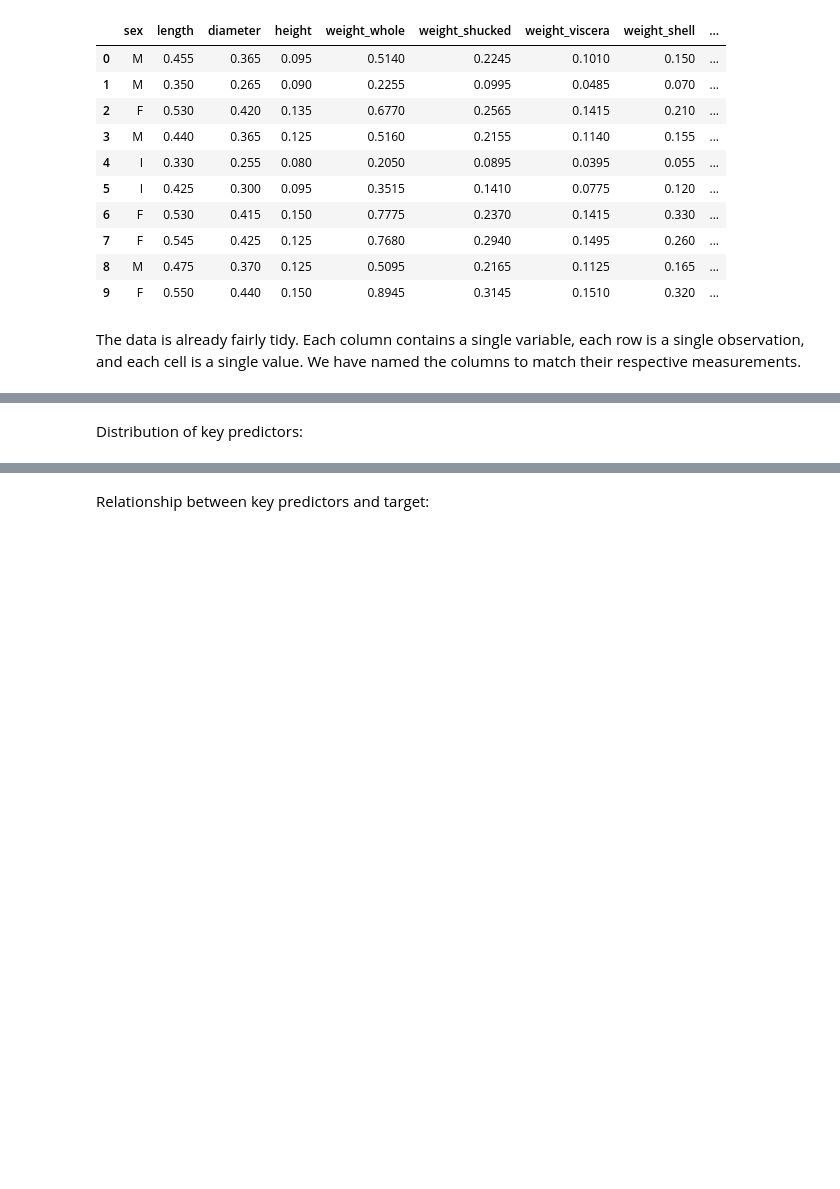
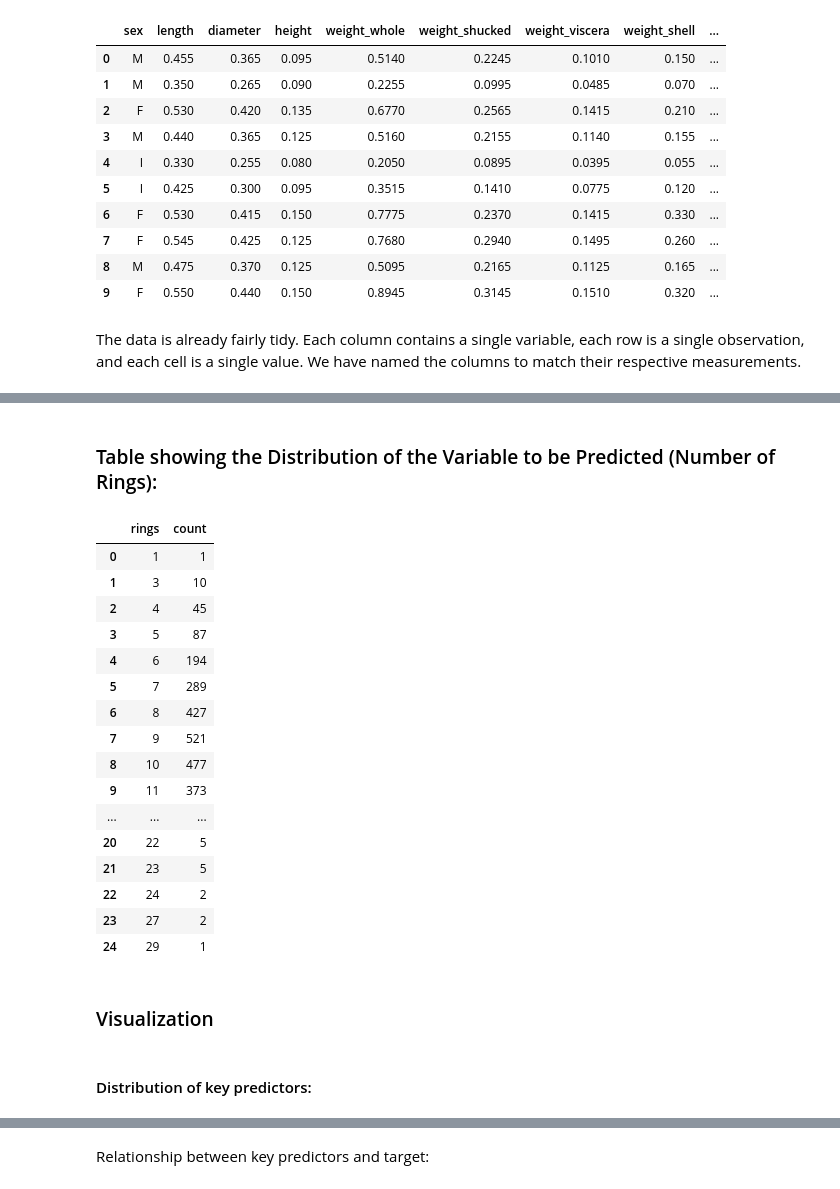
Before and after one commit to justinli34/Abalone-Age-Model, a Jupyter notebook: Project Proposal.ipynb, the cells around one changed output, grey strips where cells are left out. Drawn from its saved outputs; the diff is of its cells as text; code cells hidden in the pictures; blank space fills up the shorter version.

Commit message:
Added Summary tables and formatted headings and subheadings

```diff
--- a/Project Proposal.ipynb
+++ b/Project Proposal.ipynb
@@ -83,5 +138,32 @@ Summary table:
+# %% [markdown]
+### Table showing the Distribution of the Variable to be Predicted (Number of Rings):
+# %%
+ring_count=abalone_train['rings'].value_counts().reset_index()
+ring_count.columns=['rings','count']
+ring_count=ring_count.sort_values(by=['rings']).reset_index().drop(columns='index')
+ring_count
+# %% [output]
+|  | rings | count |
+| 0 | 1 | 1 |
+| 1 | 3 | 10 |
+| 2 | 4 | 45 |
+| 3 | 5 | 87 |
+| 4 | 6 | 194 |
+| 5 | 7 | 289 |
+| 6 | 8 | 427 |
+| 7 | 9 | 521 |
+| 8 | 10 | 477 |
+| 9 | 11 | 373 |
+| ... | ... | ... |
+| 20 | 22 | 5 |
+| 21 | 23 | 5 |
+| 22 | 24 | 2 |
+| 23 | 27 | 2 |
+| 24 | 29 | 1 |
+# %% [markdown]
+### Visualization
 # %% [markdown]
-Distribution of key predictors:
+#### Distribution of key predictors:
 # %%
 length_distribution = alt.Chart(abalone_train).mark_bar().encode(
     x = alt.X("length").title("Length (scaled and binned)").bin(maxbins=30),
```
Also changed, not shown: parts of 9 cells of this notebook.
